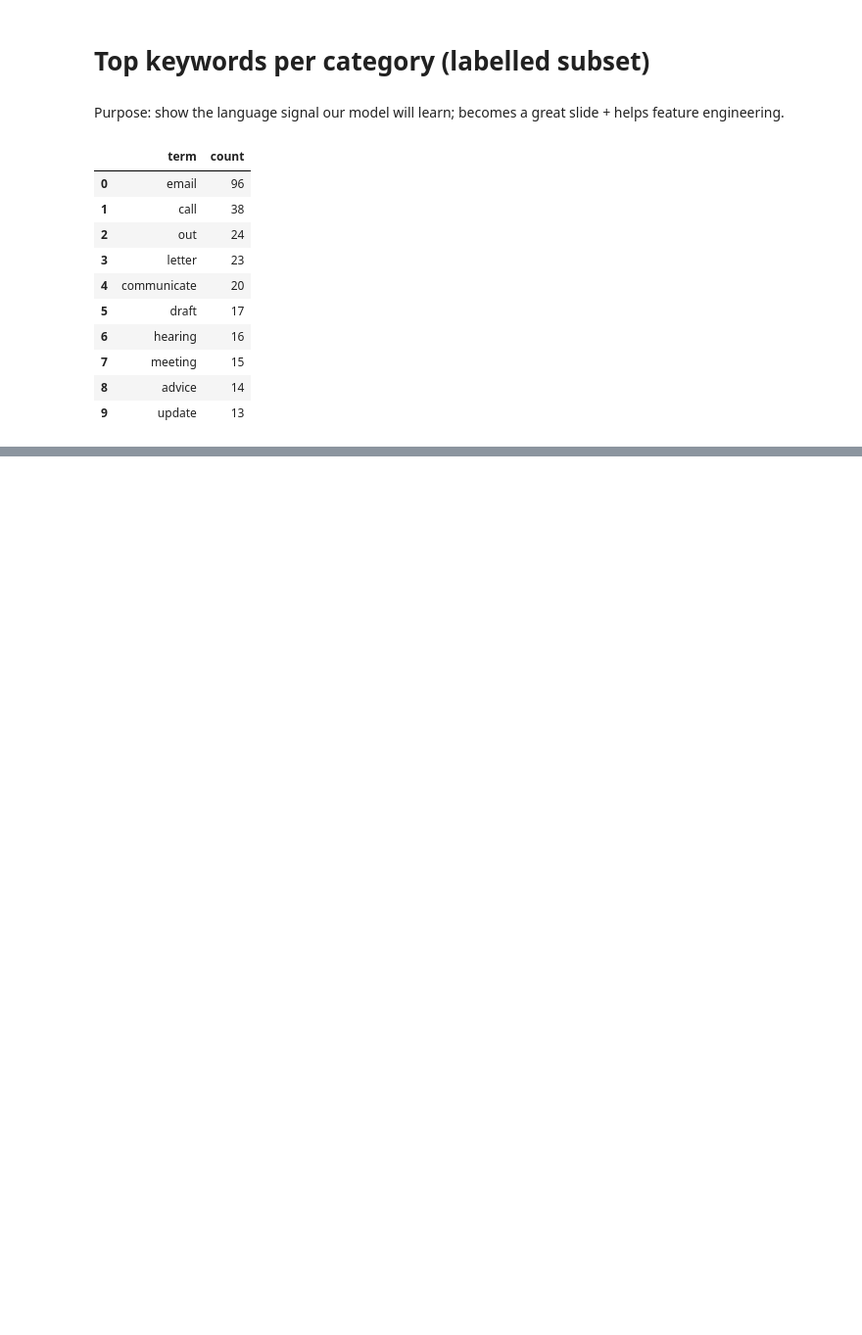
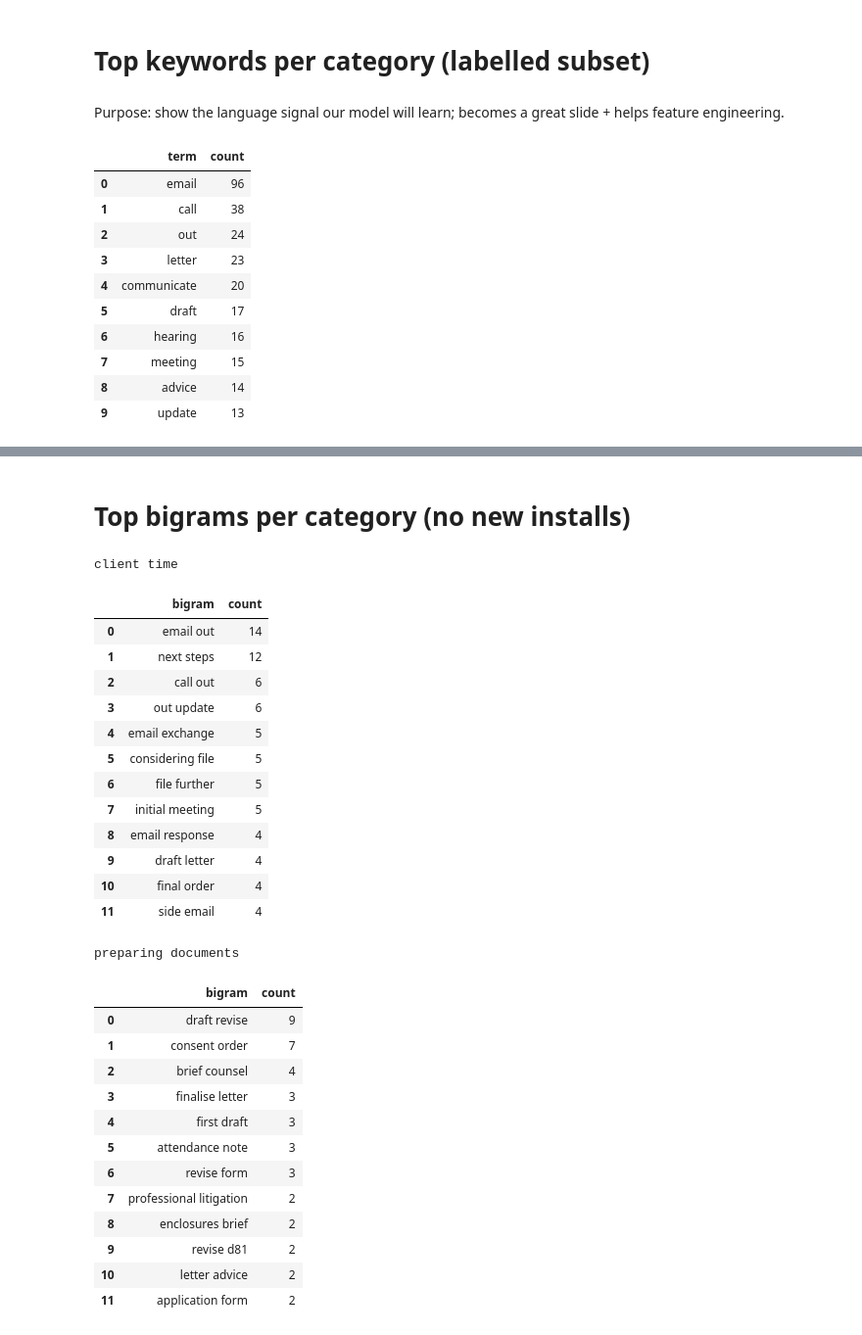
Before and after one commit to MuhammadToqeer/legal-time-categorisation-poc, a Jupyter notebook: notebooks/01_eda.ipynb, the cells around one changed output, grey strips where cells are left out. Shown at 98% size. Saved outputs shown, nothing was run; the diff lists cells and outputs as text; code cells hidden in the pictures; blank space fills up the shorter version.

```diff
--- a/notebooks/01_eda.ipynb
+++ b/notebooks/01_eda.ipynb
@@ -612,0 +629,71 @@ tops["client time"]
+# %% [markdown]
+# Top bigrams per category (no new installs)
+# %%
+# use only labelled rows
+df_l = df[df["Category"].notna()].copy()
+
+# minimal stopword list (same idea as before)
+stop = set("""
+the a an and or of to for on in at by with from is are was were be been being
+this that these those it its as into about over under between after before during
+not no yes
+client time other comms admin billing onboarding preparing documents analyse review research
+""".split())
+
+def tokenize(s: str):
+    s = str(s).lower()
+    s = re.sub(r"[^a-z0-9\s]", " ", s)
+    return [t for t in s.split() if len(t) > 2 and t not in stop and not t.isdigit()]
+
+# (re)create tokens column
+df_l["tokens"] = df_l["Time Narrative"].map(tokenize)
+
+def bigram_terms(tokens):
+    for a, b in zip(tokens, tokens[1:]):
+        if len(a) < 3 or len(b) < 3:
+            continue
+        if a in stop or b in stop:
+            continue
+        yield f"{a} {b}"
+
+def top_bigrams(cat, n=12):
+    c = Counter()
+    for toks in df_l.loc[df_l["Category"] == cat, "tokens"]:
+        c.update(bigram_terms(toks))
+    return pd.DataFrame(c.most_common(n), columns=["bigram", "count"])
+
+# Examples (change the category strings to inspect others)
+print("client time")
+display(top_bigrams("client time", 12))
+
+print("preparing documents")
+display(top_bigrams("preparing documents", 12))
+# %% [output]
+client time
+|  | bigram | count |
+| 0 | email out | 14 |
+| 1 | next steps | 12 |
+| 2 | call out | 6 |
+| 3 | out update | 6 |
+| 4 | email exchange | 5 |
+| 5 | considering file | 5 |
+| 6 | file further | 5 |
+| 7 | initial meeting | 5 |
+| 8 | email response | 4 |
+| 9 | draft letter | 4 |
+| 10 | final order | 4 |
+| 11 | side email | 4 |
+preparing documents
+|  | bigram | count |
+| 0 | draft revise | 9 |
+| 1 | consent order | 7 |
+| 2 | brief counsel | 4 |
+| 3 | finalise letter | 3 |
+| 4 | first draft | 3 |
+| 5 | attendance note | 3 |
+| 6 | revise form | 3 |
+| 7 | professional litigation | 2 |
+| 8 | enclosures brief | 2 |
+| 9 | revise d81 | 2 |
+| 10 | letter advice | 2 |
+| 11 | application form | 2 |
```
Also changed, not shown: parts of 4 cells of this notebook.
